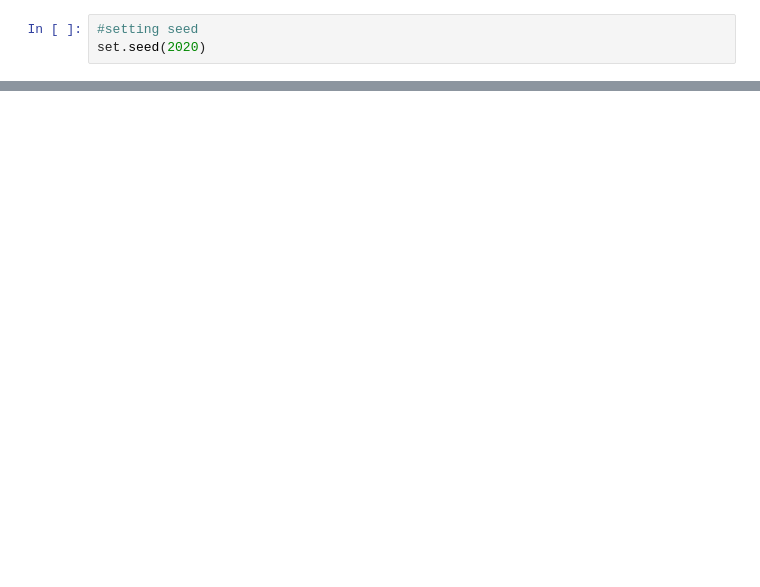
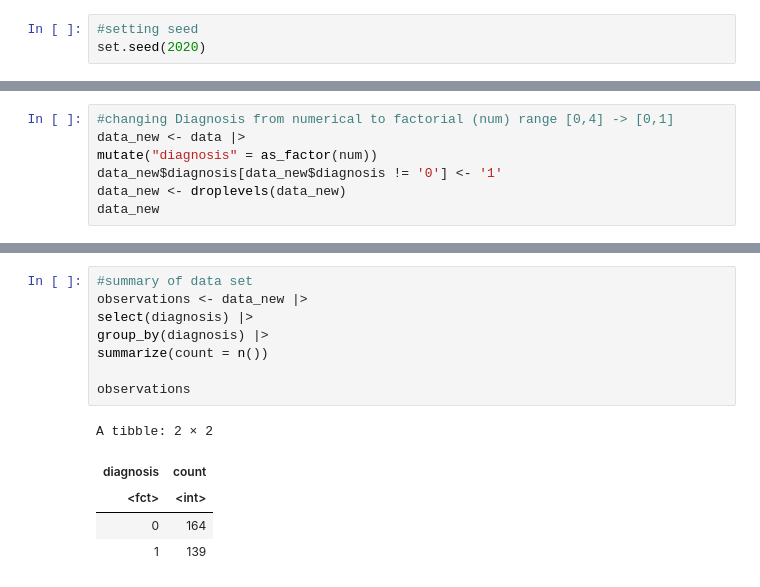
Before and after one commit to BeesKneezz/dsci_100_2023_group_7, a Jupyter notebook: data_analysis.ipynb, the cells around one changed output, grey strips where cells are left out. Saved outputs shown, nothing was run; the diff lists cells and outputs as text; blank space fills up the shorter version.

```diff
--- a/data_analysis.ipynb
+++ b/data_analysis.ipynb
@@ -53,0 +80,7 @@ A spec_tbl_df: 303 × 14
+# %%
+#changing Diagnosis from numerical to factorial (num) range [0,4] -> [0,1]
+data_new <- data |>
+mutate("diagnosis" = as_factor(num))
+data_new$diagnosis[data_new$diagnosis != '0'] <- '1'
+data_new <- droplevels(data_new)
+data_new
@@ -53,0 +98,14 @@ A spec_tbl_df: 303 × 14
+# %%
+#summary of data set
+observations <- data_new |>
+select(diagnosis) |>
+group_by(diagnosis) |>
+summarize(count = n())
+
+observations
+# %% [output]
+A tibble: 2 × 2
+| diagnosis | count |
+| <fct> | <int> |
+| 0 | 164 |
+| 1 | 139 |
```
Also changed, not shown: parts of 16 cells of this notebook.
